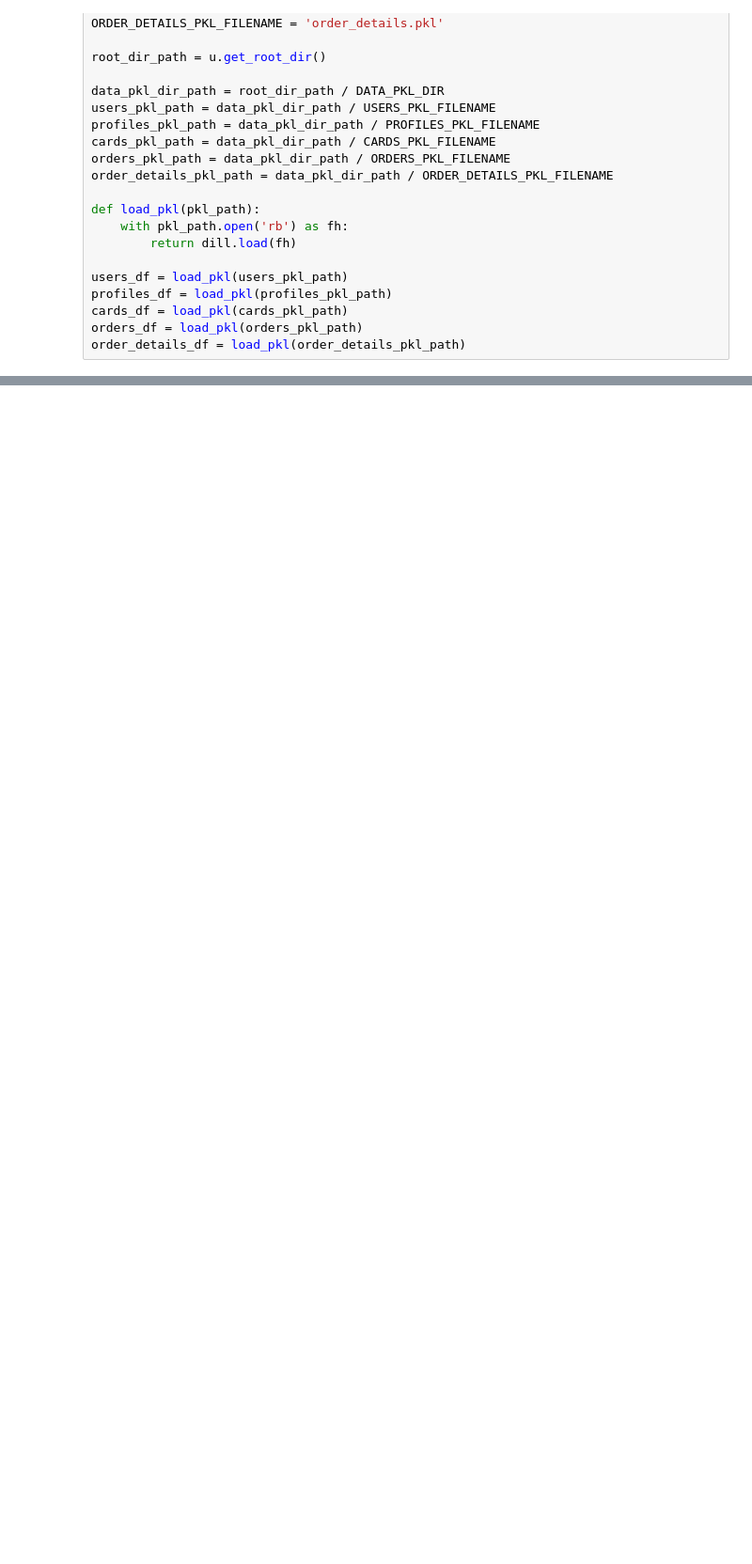
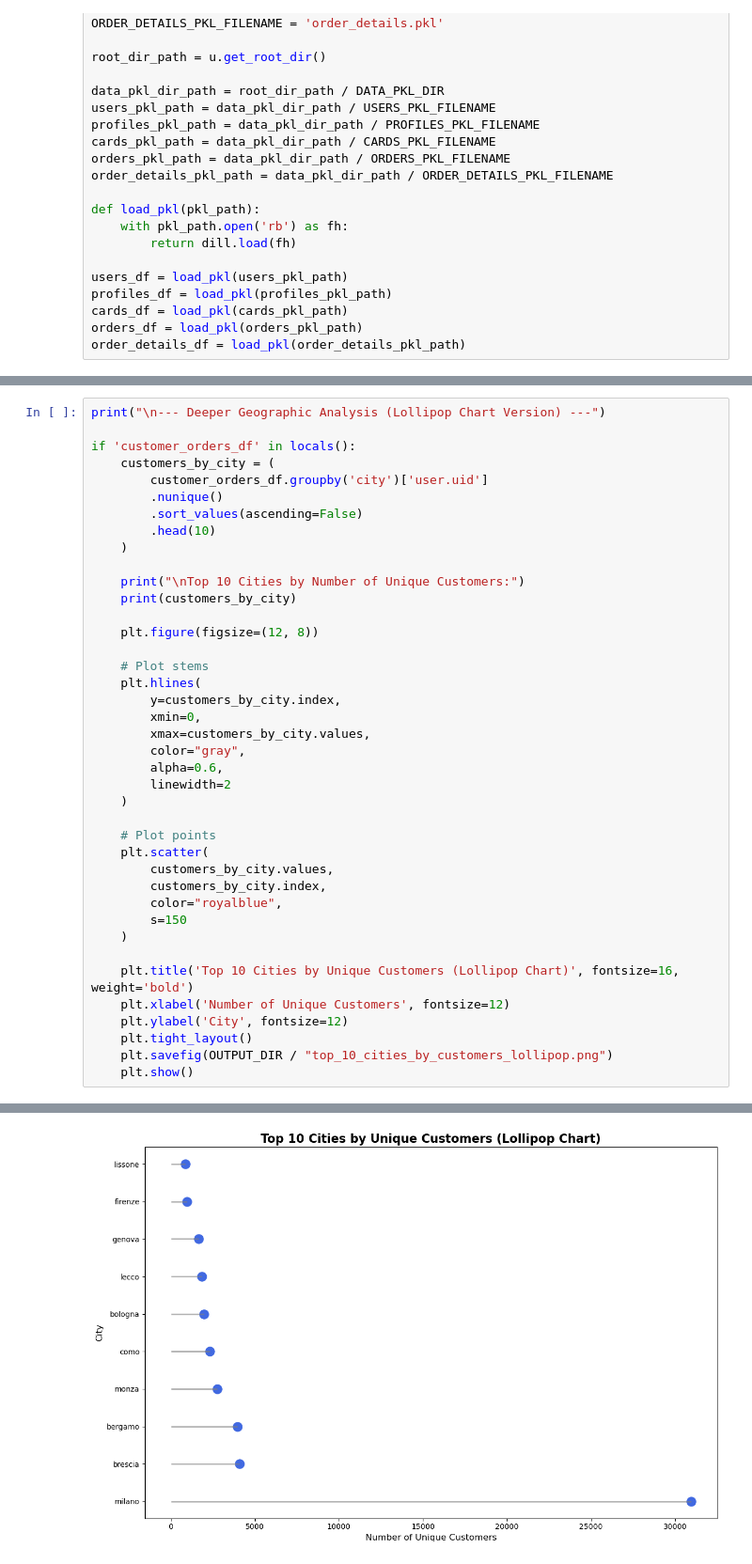
Before and after one commit to F4rab1/Marketing_Analytics, a Jupyter notebook: notebooks/02_data_analysis.ipynb, the cells around one changed output, grey strips where cells are left out. Shown: that part at 94% size. Cells and saved outputs as stored; diff of their text form; blank space fills up the shorter version.

```diff
--- a/notebooks/02_data_analysis.ipynb
+++ b/notebooks/02_data_analysis.ipynb
@@ -53,0 +130,41 @@ display(users_df.head())
+# %%
+print("\n--- Deeper Geographic Analysis (Lollipop Chart Version) ---")
+
+if 'customer_orders_df' in locals():
+    customers_by_city = (
+        customer_orders_df.groupby('city')['user.uid']
+        .nunique()
+        .sort_values(ascending=False)
+        .head(10)
+    )
+
+    print("\nTop 10 Cities by Number of Unique Customers:")
+    print(customers_by_city)
+
+    plt.figure(figsize=(12, 8))
+
+    # Plot stems
+    plt.hlines(
+        y=customers_by_city.index,
+        xmin=0,
+        xmax=customers_by_city.values,
+        color="gray",
+        alpha=0.6,
+        linewidth=2
+    )
+
+    # Plot points
+    plt.scatter(
+        customers_by_city.values,
+        customers_by_city.index,
+        color="royalblue",
+        s=150
+    )
+
+    plt.title('Top 10 Cities by Unique Customers (Lollipop Chart)', fontsize=16, weight='bold')
+    plt.xlabel('Number of Unique Customers', fontsize=12)
+    plt.ylabel('City', fontsize=12)
+    plt.tight_layout()
+    plt.savefig(OUTPUT_DIR / "top_10_cities_by_customers_lollipop.png")
+    plt.show()
+# %% [output]
@@ -53,0 +186 @@ display(users_df.head())
+[figure, added]
```
Also changed, not shown: parts of 28 cells of this notebook, 14 other files.
